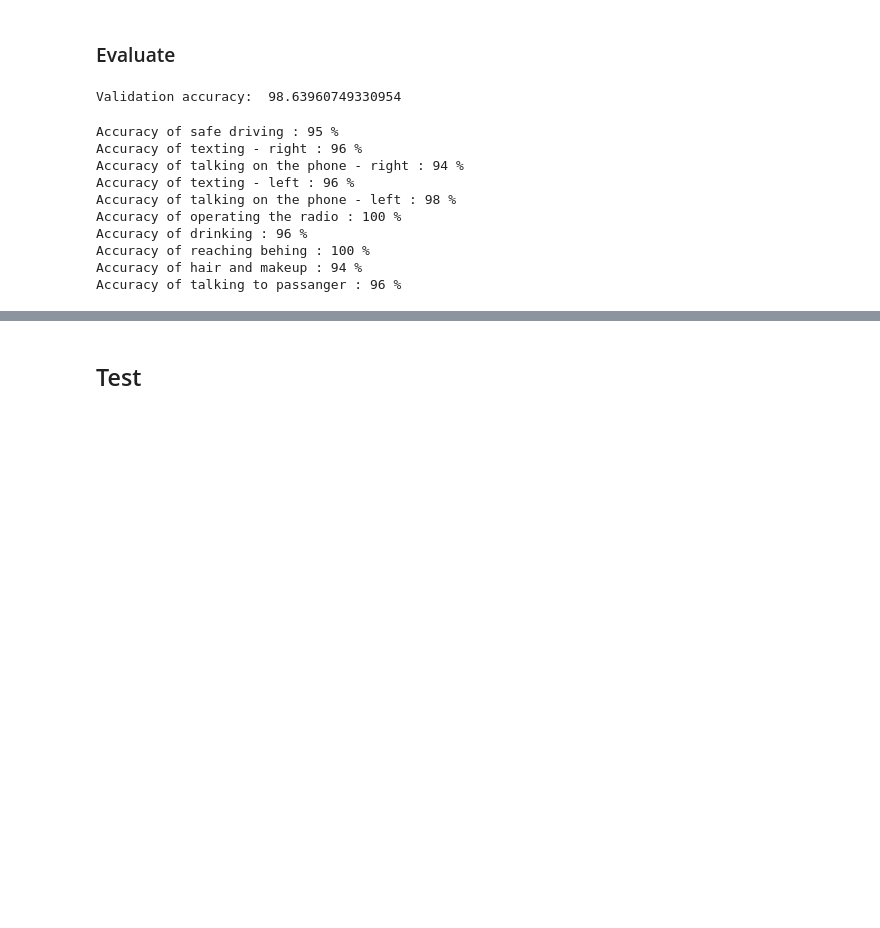
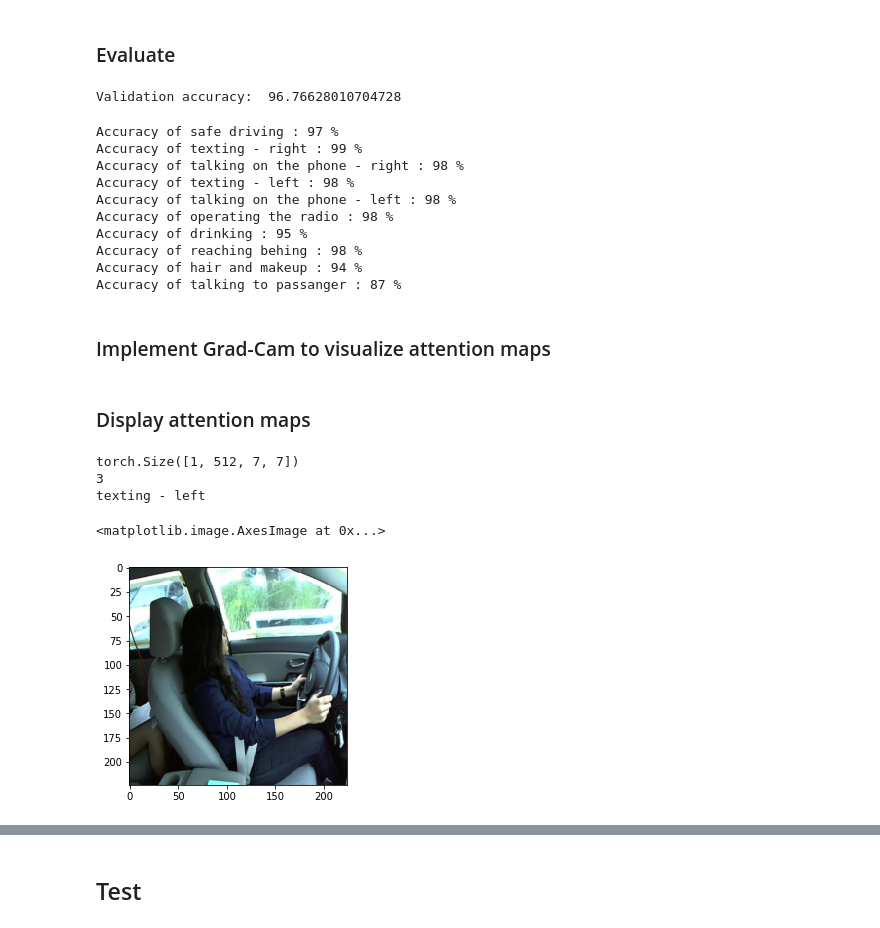
Before and after one commit to betogaona7/Distracted_Driver_Dectection, a Jupyter notebook: Pytorch.ipynb, the cells around one changed output, grey strips where cells are left out. Saved outputs shown, nothing was run; the diff lists cells and outputs as text; code cells hidden in the pictures; blank space fills up the shorter version.

Commit message:
Modify dataloaders and retrain network in order to display attention maps (commit before this was the submited version)

```diff
--- a/Pytorch.ipynb
+++ b/Pytorch.ipynb
@@ -304,9 +296,10 @@ Output:  torch.Size([16, 32, 64, 64])
 # %% [markdown]
 ### Modify pretrained model
 # %%
-model.features.add_module("attentConv1", attentiveConv(512, 512, 3, dk=1024, dv=128, nh=2))
-model.features.add_module("Relu", nn.ReLU(inplace=True))
-model.features.add_module("bn", nn.BatchNorm2d(512, eps=1e-05, momentum=0.1, affine=True, track_running_stats=True))
+model.features.add_module("44", attentiveConv(512, 512, 3, dk=1026, dv=int(0.2*512), nh=6, relative=True))
+
+model.features.add_module("45", nn.ReLU(inplace=True))
+model.features.add_module("46", nn.BatchNorm2d(512, eps=1e-05, momentum=0.1, affine=True, track_running_stats=True))
 
 
 model.classifier = nn.Sequential(OrderedDict([('0', nn.Linear(25088, 1024)),
@@ -436,8 +378,8 @@ def validation(model, validloader, criterion):
     correct += (predicted == labels).sum().item()
   return 100 * correct / total
 # %%
-epochs = 15
-print_every = 20
+epochs = 5
+print_every = 100
 # %%
 best = 100
 
@@ -459,8 +401,8 @@ for epoch in range(epochs):
               "Loss: {:.5f}.. ".format(training_loss),
               "Accuracy: {}.. ".format(accuracy))
         if best > training_loss:
-          torch.save(model.state_dict(), "./lessloss-accuracy-pytorch.pth")
+          torch.save(model.state_dict(), "./lessloss-aacnn.pth")
           best = training_loss
       model.train()
 
-torch.save(model.state_dict(), "./full-trained-pytorch.pth")
+torch.save(model.state_dict(), "./fulltrained-aacnn.pth")
@@ -467,8 +427,8 @@ torch.save(model.state_dict(), "./full-trained-pytorch.pth")
 # %% [markdown]
 ### Evaluate
 # %%
-saved_file = "./lessloss-accuracy-pytorch.pth"
-saved_file2 = "./full-trained-pytorch.pth"
+saved_file = "./lessloss-aacnn.pth"
+saved_file2 = "./fulltrained-aacnn.pth"
 
 state_dict = torch.load(saved_file)
 model.load_state_dict(state_dict)
@@ -478,7 +438,7 @@ with torch.no_grad():
   acc = validation(model, validloader, criterion)
   print("Validation accuracy: ", acc)
 # %% [output]
-Validation accuracy:  98.63960749330954
+Validation accuracy:  96.76628010704728
 # %%
 class_correct = list(0. for i in range(10))
 class_total = list(0. for i in range(10))
@@ -490,7 +450,7 @@ with torch.no_grad():
     _, predicted = torch.max(outputs, 1)
     c = (predicted == labels).squeeze()
 
-    for sample in range(32):
+    for sample in range(128):
       try:
         label = labels[sample]
         class_correct[label] += c[sample].item()
@@ -501,13 +461,15 @@ with torch.no_grad():
 for i in range(10):
   print("Accuracy of %5s : %2d %%" % (decode_label(i), 100*class_correct[i]/class_total[i]))
 # %% [output]
-Accuracy of safe driving : 95 %
-Accuracy of texting - right : 96 %
-Accuracy of talking on the phone - right : 94 %
-Accuracy of texting - left : 96 %
+Accuracy of safe driving : 97 %
+Accuracy of texting - right : 99 %
+Accuracy of talking on the phone - right : 98 %
+Accuracy of texting - left : 98 %
 Accuracy of talking on the phone - left : 98 %
-Accuracy of operating the radio : 100 %
-Accuracy of drinking : 96 %
-Accuracy of reaching behing : 100 %
+Accuracy of operating the radio : 98 %
+Accuracy of drinking : 95 %
+Accuracy of reaching behing : 98 %
 Accuracy of hair and makeup : 94 %
-Accuracy of talking to passanger : 96 %
+Accuracy of talking to passanger : 87 %
+# %% [markdown]
+### Implement Grad-Cam to visualize attention maps
@@ -513,0 +507,27 @@ Accuracy of talking to passanger : 96 %
+# %% [markdown]
+### Display attention maps
+# %%
+# Stochastic batch
+validloader = torch.utils.data.DataLoader(valid_data, sampler=valid_sampler, num_workers=8, batch_size=1)
+
+aa_cnn = attentionModel().to(device)
+aa_cnn.eval()
+
+img, label = next(iter(validloader))
+
+original_img = unnormalize(img[0])
+predictions = aa_cnn(img.to(device))
+
+pred = predictions.argmax(dim=1)
+pred = int(pred.cpu().numpy())
+print(pred)
+print(decode_label(pred))
+
+
+plt.imshow(original_img)
+# %% [output]
+torch.Size([1, 512, 7, 7])
+3
+texting - left
+<matplotlib.image.AxesImage at 0x...>
+[figure, added]
```
Also changed, not shown: parts of 11 cells of this notebook.
